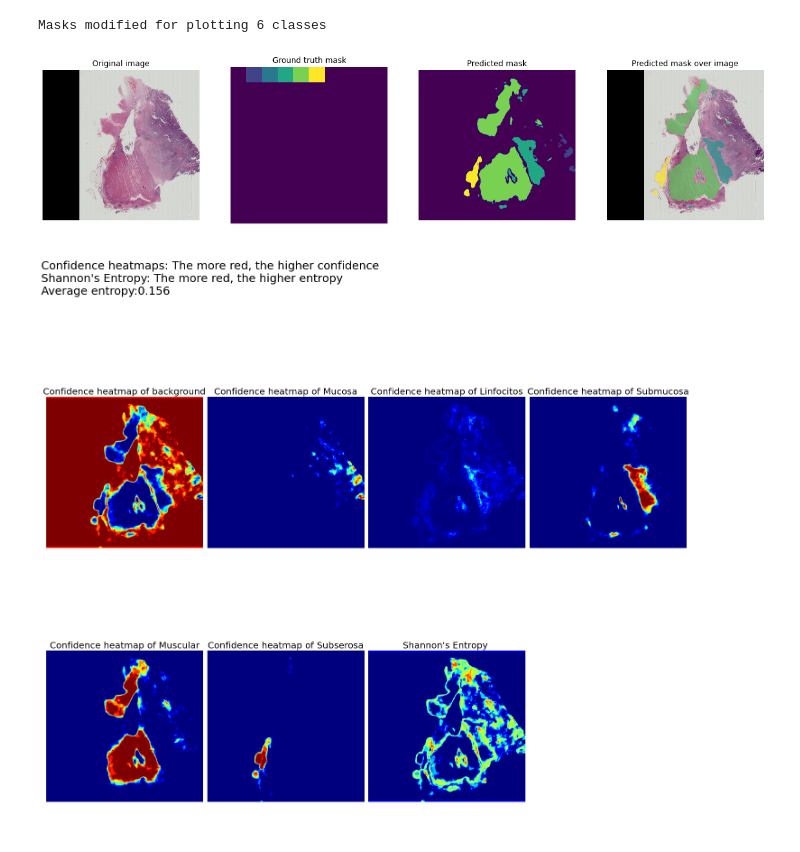
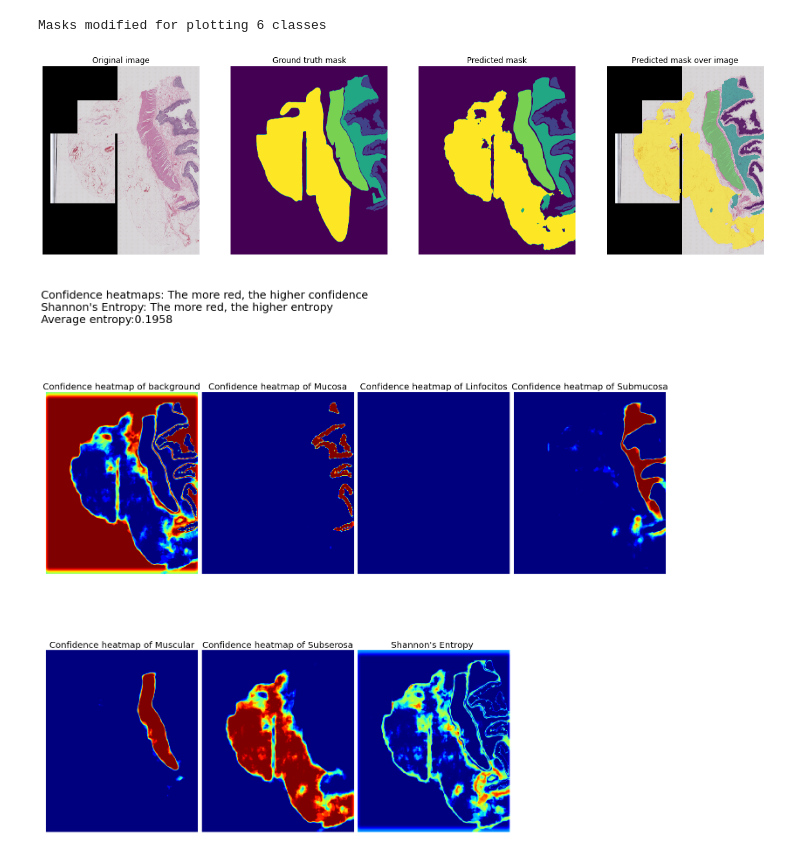
Before and after one commit to julenbhy/biomedical_image_segmentation, a Jupyter notebook: tissue_segmentation/make_predictions.ipynb, the cells around one changed output. Cells and saved outputs as stored; diff of their text form; code cells hidden in the pictures.

Commit message:
merged predictions

```diff
--- a/tissue_segmentation/make_predictions.ipynb
+++ b/tissue_segmentation/make_predictions.ipynb
@@ -79,13 +79,10 @@ if DOWNSAMPLE==40:
     img = cv2.imread('../../DB/qupath_images/images/img/'+filename+'.jpg') #for downsample=40
     mask = cv2.imread('../../DB/qupath_images/masks/img/'+filename+'.png', 0)
 elif DOWNSAMPLE==10:
-    #img = cv2.imread('database/images/img/'+filename+'.jpg') #for downsample=10
-    #mask = cv2.imread('database/masks/img/'+filename+'.png', 0)
-    img = cv2.imread('../tumor_segmentation/database/images/img/10-2266 HET.jpg') #for downsample=10
-    mask = cv2.imread('../tumor_segmentation/database/masks/img/10-2266 HET.png', 0)
+    img = cv2.imread('database/images/img/'+filename+'.jpg') #for downsample=10
+    mask = cv2.imread('database/masks/img/'+filename+'.png', 0)
 
 img = cv2.cvtColor(img, cv2.COLOR_BGR2RGB)    # cv2 reads as BGR so must transform to RGB
-mask = np.zeros(shape=(10,10,1)) # Use when mask is for Tumor
 img, mask = preprocess_data(img, mask)
 
 # Use the algorithm. The `pred_func` is passed and will process all the image 8-fold by tiling small patches with overlap, called once with all those image as a batch outer dimension.
@@ -161,33 +182,37 @@ with np.printoptions(suppress=True):
 # %%
 plot_prediction(imgs, masks, final_predictions, NUM_CLASSES, size=20)
 
 
 f = plt.figure(figsize = (20, 20))
 
 shannon_entr = (-smooth_prediction*np.log2(smooth_prediction)).sum(axis=2)
 shannon_entr=np.where(shannon_entr==np.nan, 0, shannon_entr) #mucosa=1      #backgroud=0
 
 plt.suptitle('\nConfidence heatmaps: The more red, the higher confidence' \
              '\nShannon\'s Entropy: The more red, the higher entropy' \
              '\nAverage entropy:'+str(round(np.average(shannon_entr),4))+ \
-             '\n\n', x=0, ha='left',fontsize=25)
+             '\n', x=0, ha='left',fontsize=25)
 
 columns = 4
 rows = smooth_prediction.shape[2]/columns+1
 i = 1
+
+
 for channel in range(smooth_prediction.shape[2]):
     f.add_subplot(rows, columns, i)
     plt.title('Confidence heatmap of '+CLASSES[channel], fontsize=20)
     plt.axis('off')
+    smooth_prediction[0,0,channel] = 0
+    smooth_prediction[0,1,channel] = 1
     plt.imshow(smooth_prediction[:,:,channel], cmap='jet')
     i+=1
 #https://stackoverflow.com/questions/33607071/fastest-way-to-compute-entropy-of-each-numpy-array-row
 f.add_subplot(rows, columns, i)
 plt.title('Shannon\'s Entropy ', fontsize=20)
 plt.axis('off')
 plt.imshow(shannon_entr, cmap='jet')
 plt.tight_layout(w_pad=1, h_pad=1)
 # %% [output]
 Masks modified for plotting 6 classes
-[figure, old version]
+[figure, new version]
-[figure, old version]
+[figure, new version]
```
Also changed, not shown: parts of 4 cells of this notebook, 6 other files.
